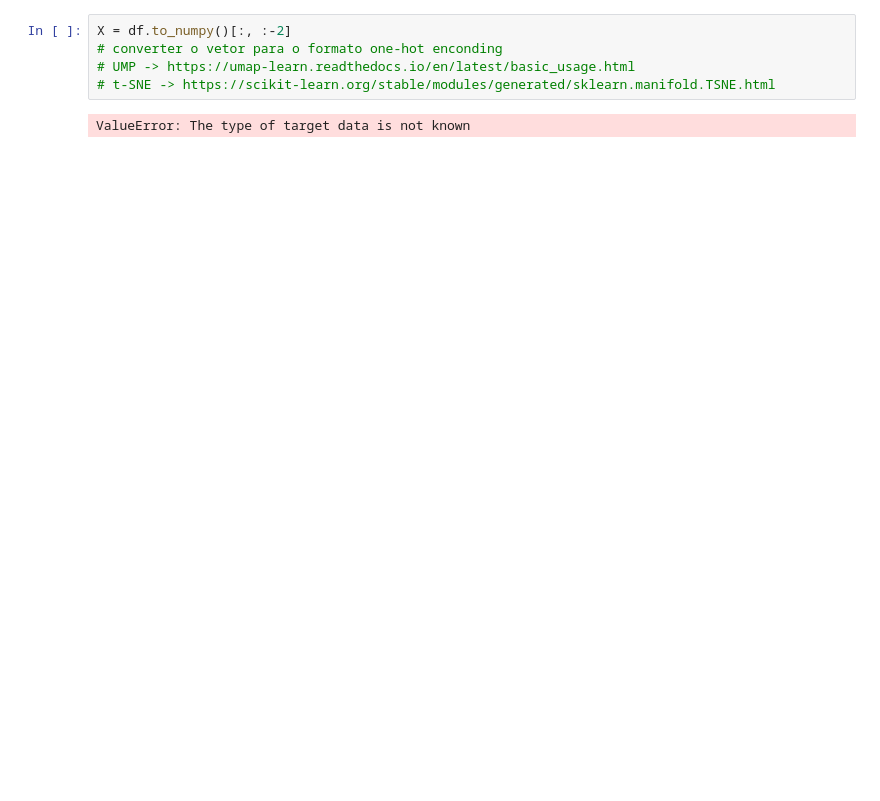
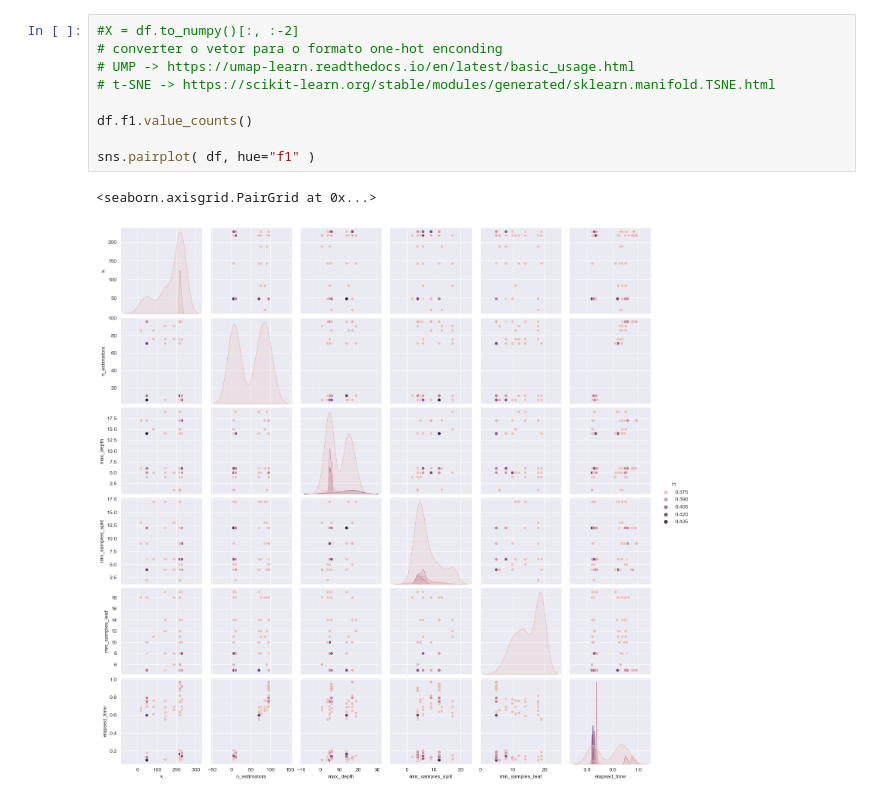
Before and after one commit to PudiMari/AlgoritimoGenetico, a Jupyter notebook: visualization.ipynb, the cells around one changed output. Drawn from its saved outputs; the diff is of its cells as text; blank space fills up the shorter version.

```diff
--- a/visualization.ipynb
+++ b/visualization.ipynb
@@ -29,7 +30,12 @@ sns.kdeplot(df, x="elapsed_time")
 # %%
-X = df.to_numpy()[:, :-2]
+#X = df.to_numpy()[:, :-2]
 # converter o vetor para o formato one-hot enconding
 # UMP -> https://umap-learn.readthedocs.io/en/latest/basic_usage.html
 # t-SNE -> https://scikit-learn.org/stable/modules/generated/sklearn.manifold.TSNE.html
+
+df.f1.value_counts()
+
+sns.pairplot( df, hue="f1" )
 # %% [output]
-ValueError: The type of target data is not known
+<seaborn.axisgrid.PairGrid at 0x...>
+[figure, added]
```
Also changed, not shown: parts of 7 cells of this notebook.
